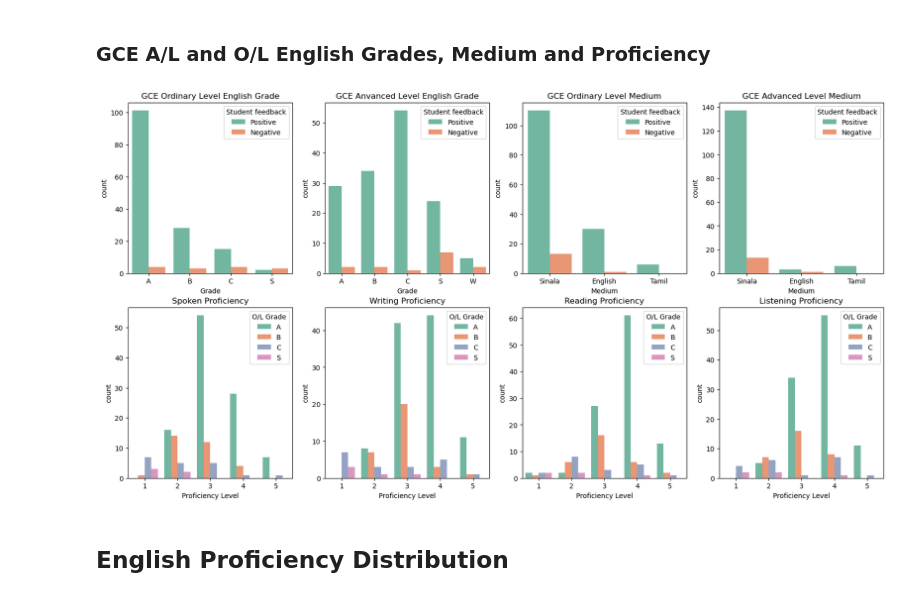
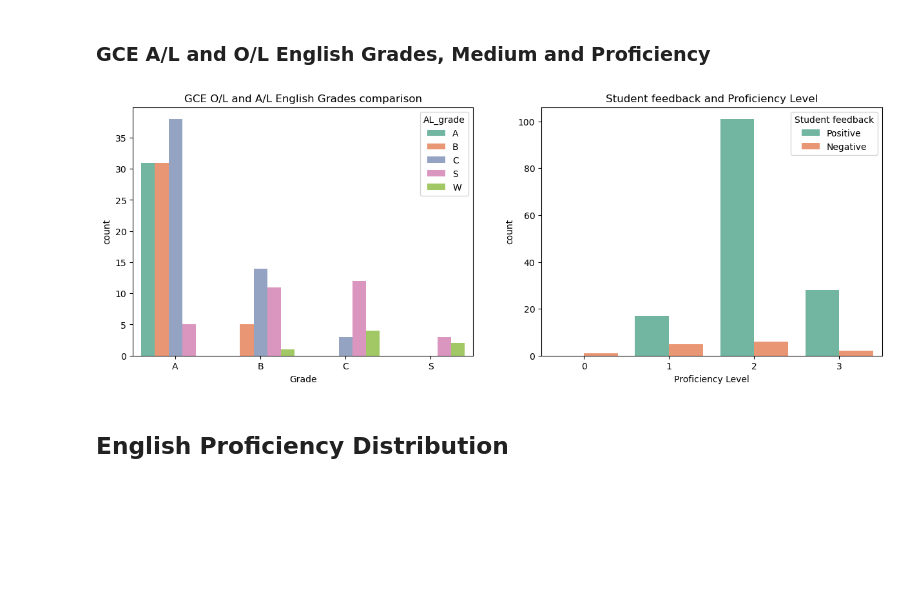
Before and after one commit to tharangachaminda/English_Language_Literacy_Analysis_OUR, a Jupyter notebook: en_literacy_analysis.ipynb, the cells around one changed output. Drawn from its saved outputs; the diff is of its cells as text; code cells hidden in the pictures; blank space fills up the shorter version.

Commit message:
Proficiency levels added

```diff
--- a/en_literacy_analysis.ipynb
+++ b/en_literacy_analysis.ipynb
@@ -268,0 +329,3 @@ df.to_csv('en_literacy_clean.csv')
+# %%
+#df.drop('en_score', axis = 1)
+df['en_prof_level'] = edu_score
@@ -269,60 +340,60 @@ df.to_csv('en_literacy_clean.csv')
 # %% [markdown]
 ### GCE A/L and O/L English Grades, Medium and Proficiency
 # %%
-plt.figure(figsize=(20, 10))
-plt.subplot(2, 4, 1)
-sns.countplot(data=df, x='OL_grade', palette='Set2', order=['A', 'B', 'C', 'S'], hue='is_en_dev_program_good', hue_order=['Yes', 'No'])
-plt.title('GCE Ordinary Level English Grade')
+plt.figure(figsize=(15, 5))
+plt.subplot(1, 2, 1)
+sns.countplot(data=df, x='OL_grade', palette='Set2', order=['A', 'B', 'C', 'S'], hue='AL_grade', hue_order=['A', 'B', 'C', 'S', 'W'])
+plt.title('GCE O/L and A/L English Grades comparison')
 plt.xlabel('Grade')
+#plt.legend(title='Student feedback', labels=['Positive', 'Negative'])
+
+plt.subplot(1, 2, 2)
+sns.countplot(data=df, x='en_prof_level', palette='Set2', hue='is_en_dev_program_good', hue_order=['Yes', 'No'])
+plt.title('Student feedback and Proficiency Level')
+plt.xlabel('Proficiency Level')
 plt.legend(title='Student feedback', labels=['Positive', 'Negative'])
 
-plt.subplot(2, 4, 2)
-sns.countplot(data=df, x='AL_grade', palette='Set2', order=['A', 'B', 'C', 'S', 'W'], hue='is_en_dev_program_good', hue_order=['Yes', 'No'])
-plt.title('GCE Anvanced Level English Grade')
-plt.xlabel('Grade')
-plt.legend(title='Student feedback', labels=['Positive', 'Negative'])
+# plt.subplot(2, 4, 3)
+# sns.countplot(data=df, x='OL_medium', palette='Set2', hue='is_en_dev_program_good', order=['Sinhala Medium', 'English Medium', 'Tamil Medium'], hue_order=['Yes', 'No'])
+# plt.title('GCE Ordinary Level Medium')
+# plt.xlabel('Medium')
+# plt.xticks(ticks=[0, 1, 2], labels=['Sinala', 'English', 'Tamil'])
+# plt.legend(title='Student feedback', labels=['Positive', 'Negative'])
 
-plt.subplot(2, 4, 3)
-sns.countplot(data=df, x='OL_medium', palette='Set2', hue='is_en_dev_program_good', order=['Sinhala Medium', 'English Medium', 'Tamil Medium'], hue_order=['Yes', 'No'])
-plt.title('GCE Ordinary Level Medium')
-plt.xlabel('Medium')
-plt.xticks(ticks=[0, 1, 2], labels=['Sinala', 'English', 'Tamil'])
-plt.legend(title='Student feedback', labels=['Positive', 'Negative'])
+# plt.subplot(2, 4, 4)
+# sns.countplot(data=df, x='AL_medium', palette='Set2', hue='is_en_dev_program_good', order=['Sinhala Medium', 'English Medium', 'Tamil Medium'], hue_order=['Yes', 'No'])
+# plt.title('GCE Advanced Level Medium')
+# plt.xlabel('Medium')
+# plt.xticks(ticks=[0, 1, 2], labels=['Sinala', 'English', 'Tamil'])
+# plt.legend(title='Student feedback', labels=['Positive', 'Negative'])
 
-plt.subplot(2, 4, 4)
-sns.countplot(data=df, x='AL_medium', palette='Set2', hue='is_en_dev_program_good', order=['Sinhala Medium', 'English Medium', 'Tamil Medium'], hue_order=['Yes', 'No'])
-plt.title('GCE Advanced Level Medium')
-plt.xlabel('Medium')
-plt.xticks(ticks=[0, 1, 2], labels=['Sinala', 'English', 'Tamil'])
-plt.legend(title='Student feedback', labels=['Positive', 'Negative'])
+# plt.subplot(2, 4, 5)
+# sns.countplot(data=df, x='spoken_prof', palette='Set2', hue='OL_grade', hue_order=['A', 'B', 'C', 'S'])
+# plt.title('Spoken Proficiency')
+# plt.xlabel('Proficiency Level')
+# plt.legend(title='O/L Grade')
 
-plt.subplot(2, 4, 5)
-sns.countplot(data=df, x='spoken_prof', palette='Set2', hue='OL_grade', hue_order=['A', 'B', 'C', 'S'])
-plt.title('Spoken Proficiency')
-plt.xlabel('Proficiency Level')
-plt.legend(title='O/L Grade')
+# plt.subplot(2, 4, 6)
+# sns.countplot(data=df, x='writing_prof', palette='Set2', hue='OL_grade', hue_order=['A', 'B', 'C', 'S'])
+# plt.title('Writing Proficiency')
+# plt.xlabel('Proficiency Level')
+# plt.legend(title='O/L Grade')
 
-plt.subplot(2, 4, 6)
-sns.countplot(data=df, x='writing_prof', palette='Set2', hue='OL_grade', hue_order=['A', 'B', 'C', 'S'])
-plt.title('Writing Proficiency')
-plt.xlabel('Proficiency Level')
-plt.legend(title='O/L Grade')
+# plt.subplot(2, 4, 7)
+# sns.countplot(data=df, x='reading_prof', palette='Set2', hue='OL_grade', hue_order=['A', 'B', 'C', 'S'])
+# plt.title('Reading Proficiency')
+# plt.xlabel('Proficiency Level')
+# plt.legend(title='O/L Grade')
 
-plt.subplot(2, 4, 7)
-sns.countplot(data=df, x='reading_prof', palette='Set2', hue='OL_grade', hue_order=['A', 'B', 'C', 'S'])
-plt.title('Reading Proficiency')
-plt.xlabel('Proficiency Level')
-plt.legend(title='O/L Grade')
-
-plt.subplot(2, 4, 8)
-sns.countplot(data=df, x='listening_prof', palette='Set2', hue='OL_grade', hue_order=['A', 'B', 'C', 'S'])
-plt.title('Listening Proficiency')
-plt.xlabel('Proficiency Level')
-plt.legend(title='O/L Grade')
+# plt.subplot(2, 4, 8)
+# sns.countplot(data=df, x='listening_prof', palette='Set2', hue='OL_grade', hue_order=['A', 'B', 'C', 'S'])
+# plt.title('Listening Proficiency')
+# plt.xlabel('Proficiency Level')
+# plt.legend(title='O/L Grade')
 
 plt.show()
 # %% [output]
-[figure, old version]
+[figure, new version]
 # %% [markdown]
 ## English Proficiency Distribution
 # %%
```
Also changed, not shown: parts of 8 cells of this notebook, 1 other file.
